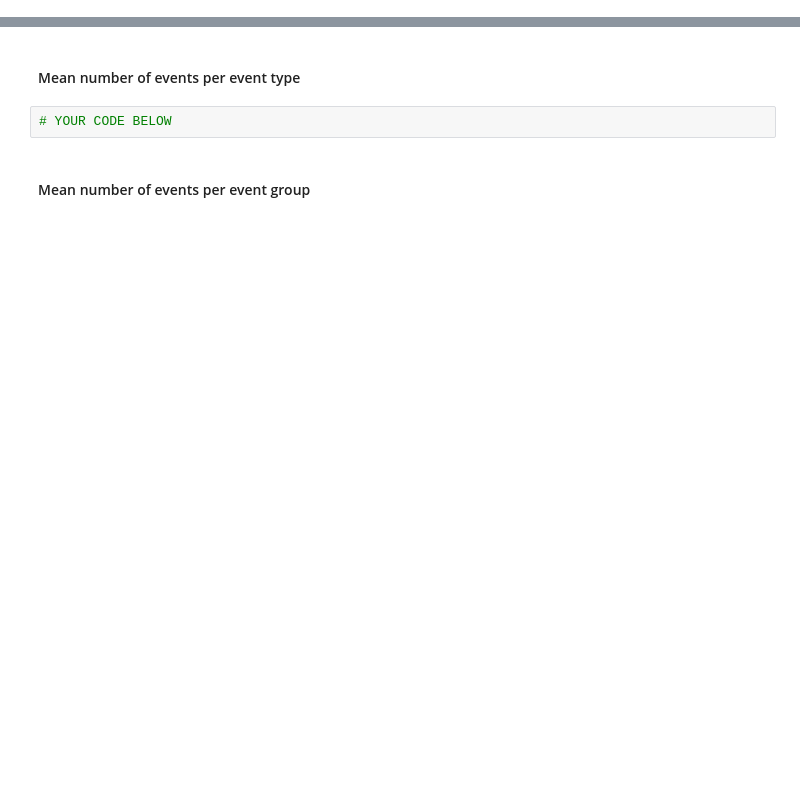
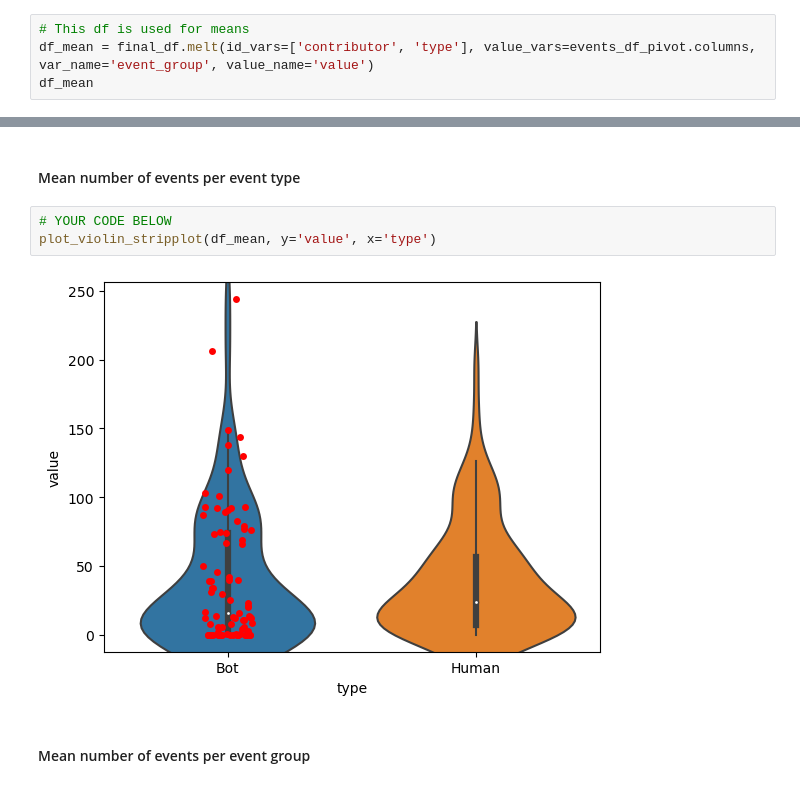
Before and after one commit to LemaireEmilien/Software_Evolution_LE_TP3_2024, a Jupyter notebook: TP3_template.ipynb, the cells around one changed output, grey strips where cells are left out. Saved outputs shown, nothing was run; the diff lists cells and outputs as text; blank space fills up the shorter version.

```diff
--- a/TP3_template.ipynb
+++ b/TP3_template.ipynb
@@ -875,0 +903,4 @@ repo: (-0.040106951871657755, 'negligible')
+# %%
+# This df is used for means
+df_mean = final_df.melt(id_vars=['contributor', 'type'], value_vars=events_df_pivot.columns, var_name='event_group', value_name='value')
+df_mean
@@ -885,6 +936,9 @@ repo: (-0.040106951871657755, 'negligible')
 #### Mean number of events per event type
 # %%
 # YOUR CODE BELOW
+plot_violin_stripplot(df_mean, y='value', x='type')
+# %% [output]
+[figure, added]
 # %% [markdown]
 #### Mean number of events per event group
 # %%
```
Also changed, not shown: parts of 21 cells of this notebook.
